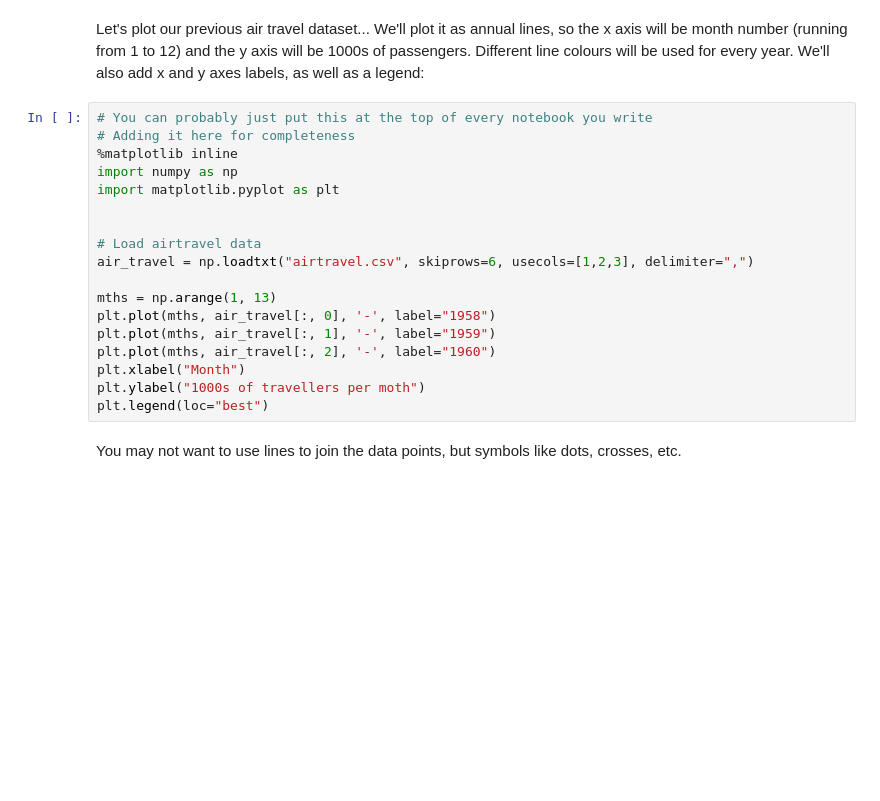
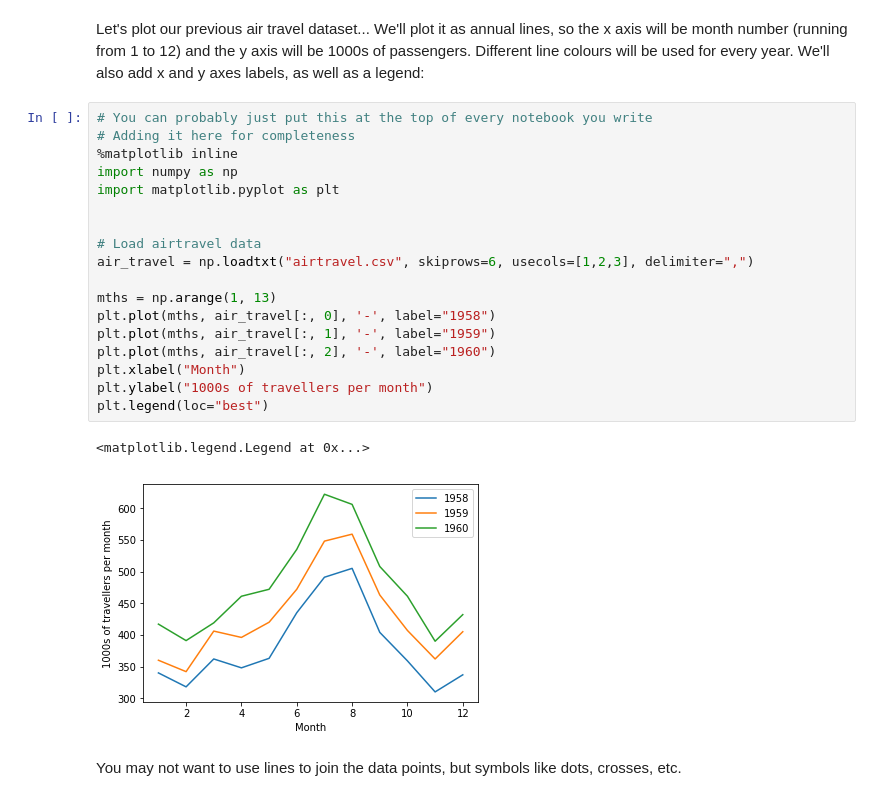
Before and after one commit to profLewis/geog0111_OLD, a Jupyter notebook: 02_numpy/Chapter2_Numpy_matplotlib_scipy.ipynb, the cells around one changed output. Cells and saved outputs as stored; diff of their text form; blank space fills up the shorter version.

```diff
--- a/02_numpy/Chapter2_Numpy_matplotlib_scipy.ipynb
+++ b/02_numpy/Chapter2_Numpy_matplotlib_scipy.ipynb
@@ -631,21 +835,24 @@ Let's plot our previous air travel dataset... We'll plot it as annual lines, so
 # %%
 # You can probably just put this at the top of every notebook you write
 # Adding it here for completeness
 %matplotlib inline
 import numpy as np
 import matplotlib.pyplot as plt
 
 
 # Load airtravel data
 air_travel = np.loadtxt("airtravel.csv", skiprows=6, usecols=[1,2,3], delimiter=",")
 
 mths = np.arange(1, 13)
 plt.plot(mths, air_travel[:, 0], '-', label="1958")
 plt.plot(mths, air_travel[:, 1], '-', label="1959")
 plt.plot(mths, air_travel[:, 2], '-', label="1960")
 plt.xlabel("Month")
-plt.ylabel("1000s of travellers per moth")
+plt.ylabel("1000s of travellers per month")
 plt.legend(loc="best")
+# %% [output]
+<matplotlib.legend.Legend at 0x...>
+[figure, added]
 # %% [markdown]
 You may not want to use lines to join the data points, but symbols like dots, crosses, etc.
 # %%
```
Also changed, not shown: parts of 23 cells of this notebook, 3 other files.
